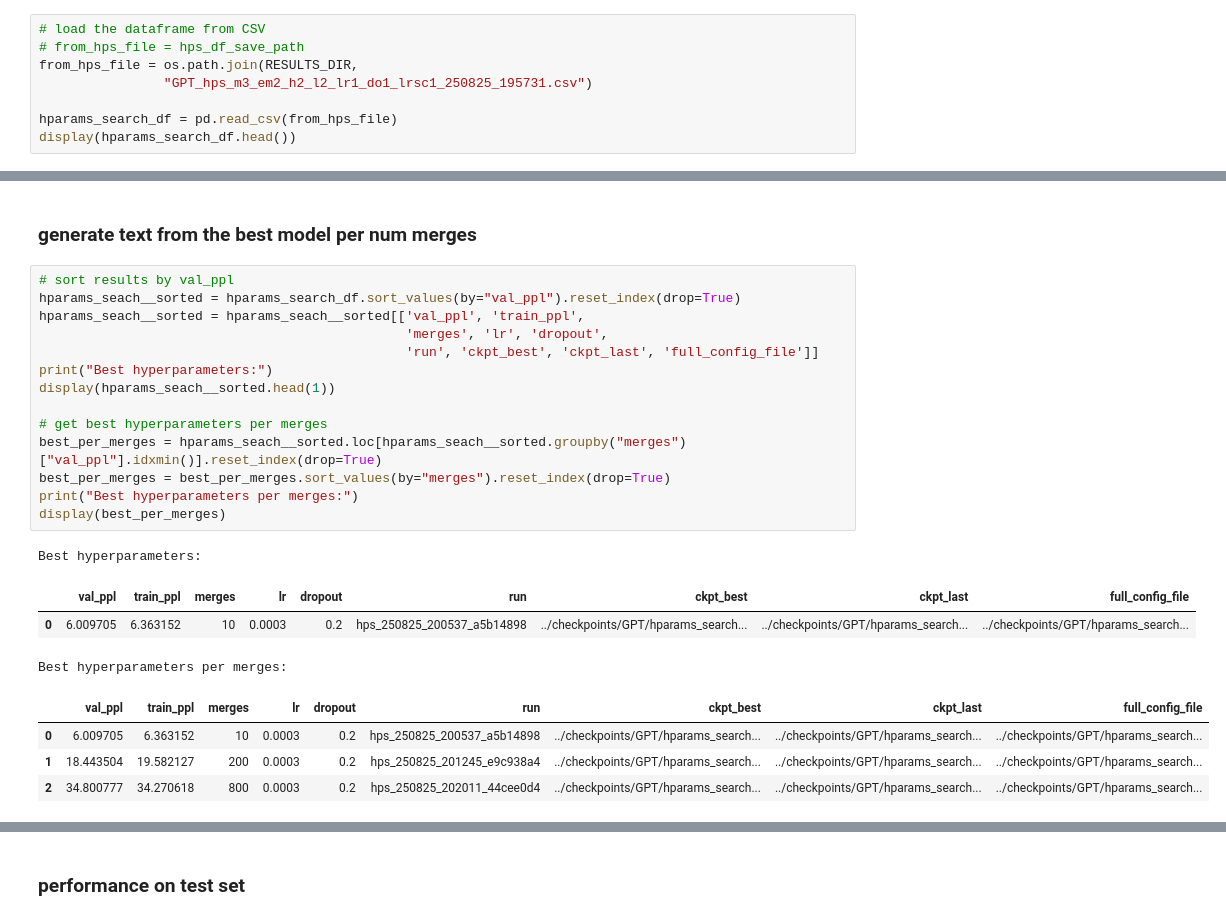
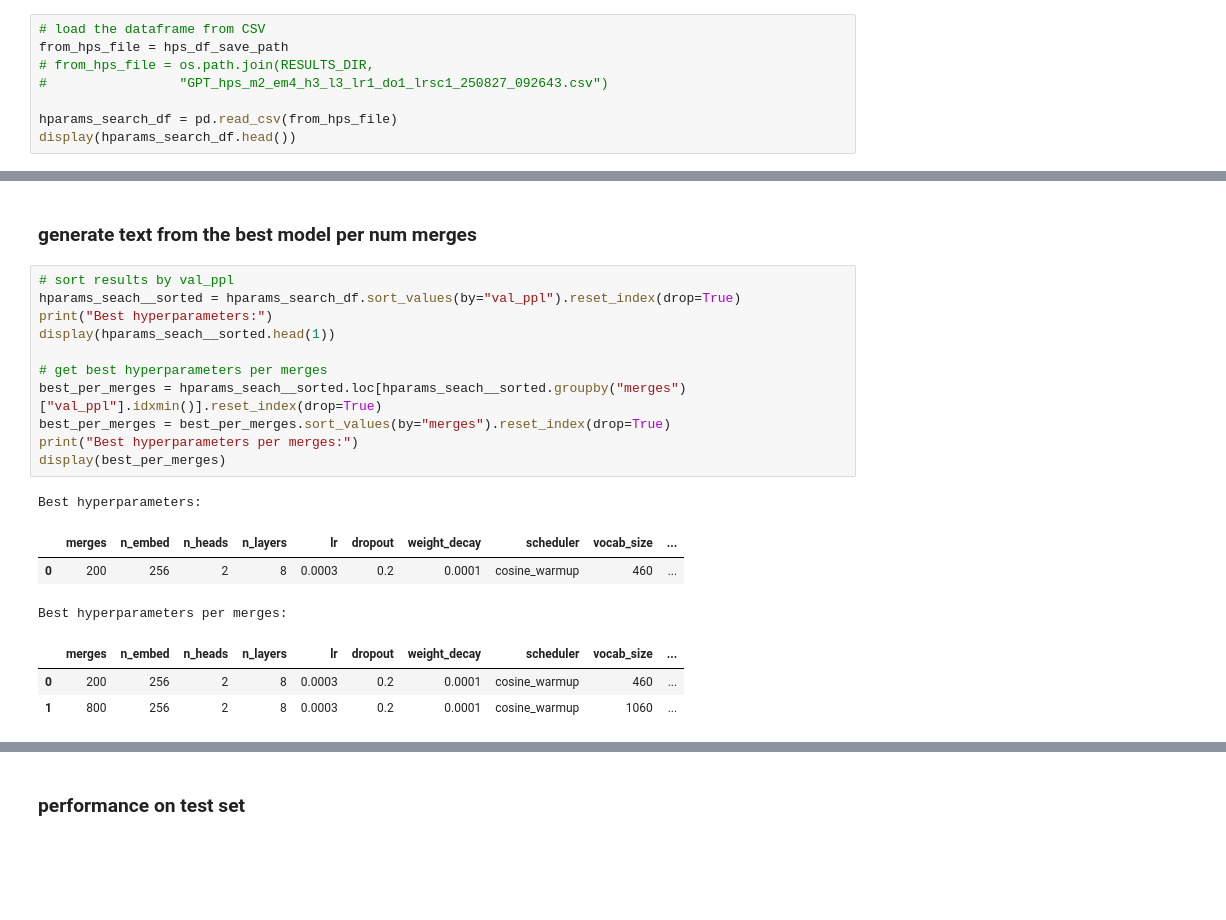
Before and after one commit to MoAljam/Language_Models, a Jupyter notebook: notebooks/gpt_hparams.ipynb, the cells around one changed output, grey strips where cells are left out. Drawn from its saved outputs; the diff is of its cells as text; blank space fills up the shorter version.

```diff
--- a/notebooks/gpt_hparams.ipynb
+++ b/notebooks/gpt_hparams.ipynb
@@ -260,9 +262,9 @@ Index(['merges', 'n_embed', 'n_heads', 'n_layers', 'lr', 'dropout',
 ### load results data
 # %%
 # load the dataframe from CSV
-# from_hps_file = hps_df_save_path
-from_hps_file = os.path.join(RESULTS_DIR,
-                "GPT_hps_m3_em2_h2_l2_lr1_do1_lrsc1_250825_195731.csv")
+from_hps_file = hps_df_save_path
+# from_hps_file = os.path.join(RESULTS_DIR,
+#                 "GPT_hps_m2_em4_h3_l3_lr1_do1_lrsc1_250827_092643.csv")
 
 hparams_search_df = pd.read_csv(from_hps_file)
 display(hparams_search_df.head())
@@ -342,26 +344,22 @@ plt.show()
 # %%
 # sort results by val_ppl
 hparams_seach__sorted = hparams_search_df.sort_values(by="val_ppl").reset_index(drop=True)
-hparams_seach__sorted = hparams_seach__sorted[['val_ppl', 'train_ppl',
-                                               'merges', 'lr', 'dropout',
-                                               'run', 'ckpt_best', 'ckpt_last', 'full_config_file']]
 print("Best hyperparameters:")
 display(hparams_seach__sorted.head(1))
 
 # get best hyperparameters per merges
 best_per_merges = hparams_seach__sorted.loc[hparams_seach__sorted.groupby("merges")["val_ppl"].idxmin()].reset_index(drop=True)
 best_per_merges = best_per_merges.sort_values(by="merges").reset_index(drop=True)
 print("Best hyperparameters per merges:")
 display(best_per_merges)
 # %% [output]
 Best hyperparameters:
-|  | val_ppl | train_ppl | merges | lr | dropout | run | ckpt_best | ckpt_last | full_config_file |
-| 0 | 6.009705 | 6.363152 | 10 | 0.0003 | 0.2 | hps_250825_200537_a5b14898 | ../checkpoints/GPT/hparams_search... | ../checkpoints/GPT/hparams_search... | ../checkpoints/GPT/hparams_search... |
+|  | merges | n_embed | n_heads | n_layers | lr | dropout | weight_decay | scheduler | vocab_size | ... |
+| 0 | 200 | 256 | 2 | 8 | 0.0003 | 0.2 | 0.0001 | cosine_warmup | 460 | ... |
 Best hyperparameters per merges:
-|  | val_ppl | train_ppl | merges | lr | dropout | run | ckpt_best | ckpt_last | full_config_file |
-| 0 | 6.009705 | 6.363152 | 10 | 0.0003 | 0.2 | hps_250825_200537_a5b14898 | ../checkpoints/GPT/hparams_search... | ../checkpoints/GPT/hparams_search... | ../checkpoints/GPT/hparams_search... |
-| 1 | 18.443504 | 19.582127 | 200 | 0.0003 | 0.2 | hps_250825_201245_e9c938a4 | ../checkpoints/GPT/hparams_search... | ../checkpoints/GPT/hparams_search... | ../checkpoints/GPT/hparams_search... |
-| 2 | 34.800777 | 34.270618 | 800 | 0.0003 | 0.2 | hps_250825_202011_44cee0d4 | ../checkpoints/GPT/hparams_search... | ../checkpoints/GPT/hparams_search... | ../checkpoints/GPT/hparams_search... |
+|  | merges | n_embed | n_heads | n_layers | lr | dropout | weight_decay | scheduler | vocab_size | ... |
+| 0 | 200 | 256 | 2 | 8 | 0.0003 | 0.2 | 0.0001 | cosine_warmup | 460 | ... |
+| 1 | 800 | 256 | 2 | 8 | 0.0003 | 0.2 | 0.0001 | cosine_warmup | 1060 | ... |
 # %%
 test_runs = []
 # load the best model for each merges
```
Also changed, not shown: parts of 8 cells of this notebook, 34 other files.
